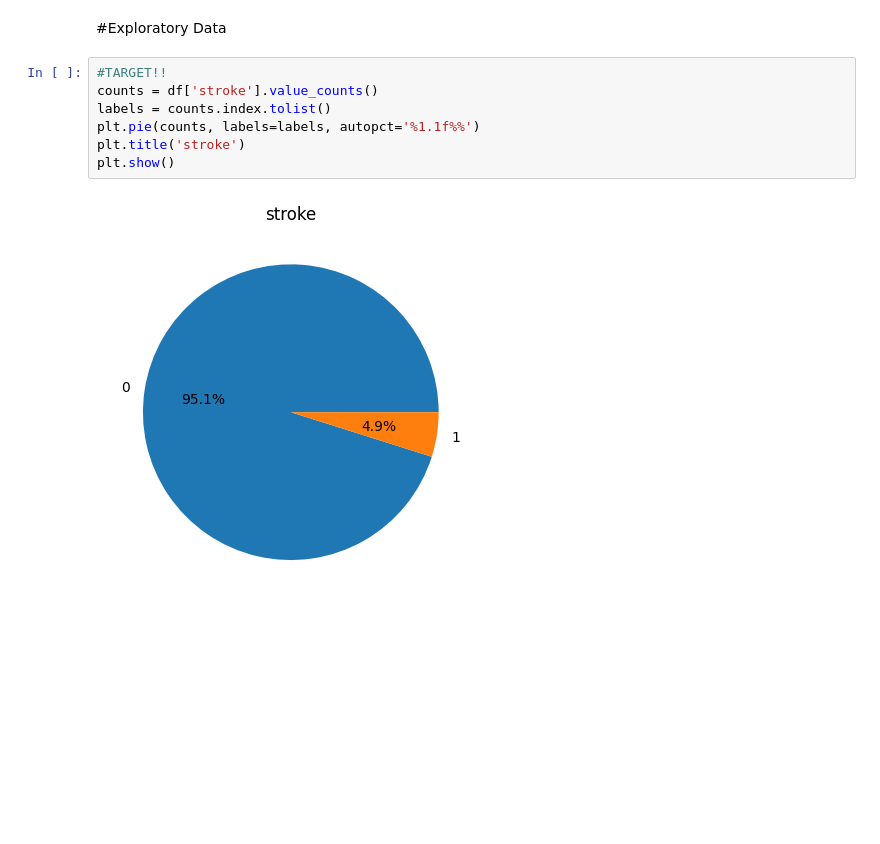
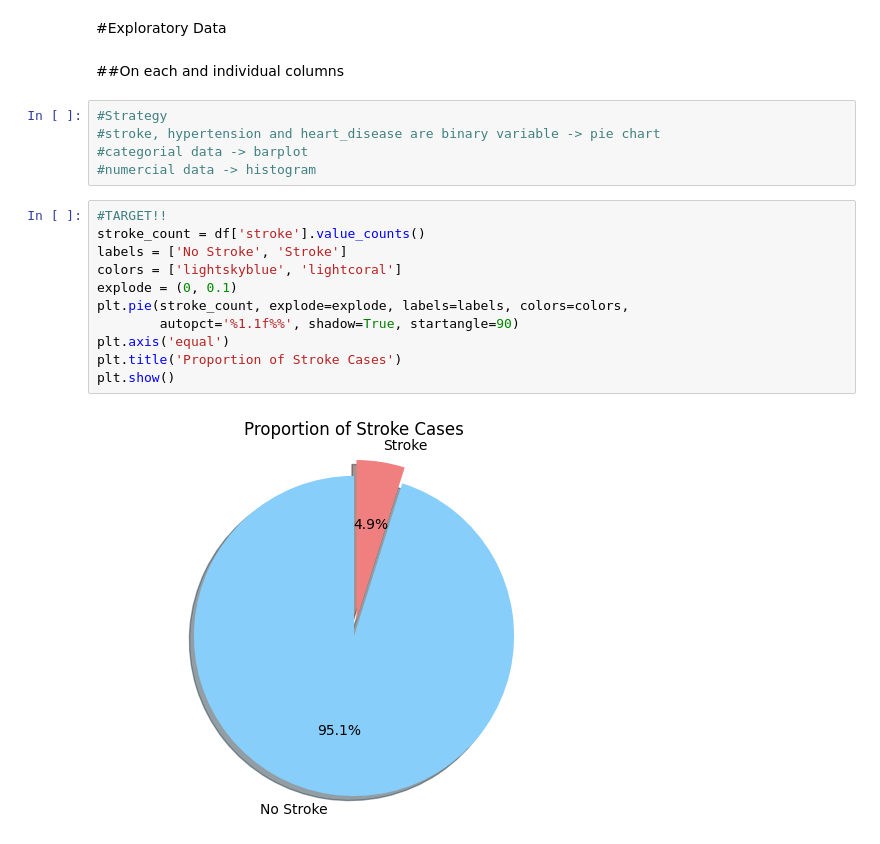
Before and after one commit to hawkeyedatatsai/Stroke-Prediction, a Jupyter notebook: Stroke_Prediction.ipynb, the cells around one changed output. Drawn from its saved outputs; the diff is of its cells as text; blank space fills up the shorter version.

```diff
--- a/Stroke_Prediction.ipynb
+++ b/Stroke_Prediction.ipynb
@@ -195,11 +158,22 @@ max      97.60000     1.000000
 # %% [markdown]
 #Exploratory Data
+# %% [markdown]
+##On each and individual columns
+# %%
+#Strategy
+#stroke, hypertension and heart_disease are binary variable -> pie chart
+#categorial data -> barplot
+#numercial data -> histogram
 # %%
 #TARGET!!
-counts = df['stroke'].value_counts()
-labels = counts.index.tolist()
-plt.pie(counts, labels=labels, autopct='%1.1f%%')
-plt.title('stroke')
+stroke_count = df['stroke'].value_counts()
+labels = ['No Stroke', 'Stroke']
+colors = ['lightskyblue', 'lightcoral']
+explode = (0, 0.1)
+plt.pie(stroke_count, explode=explode, labels=labels, colors=colors,
+        autopct='%1.1f%%', shadow=True, startangle=90)
+plt.axis('equal')
+plt.title('Proportion of Stroke Cases')
 plt.show()
 # %% [output]
-[figure, old version]
+[figure, new version]
```
Also changed, not shown: parts of 42 cells of this notebook.
